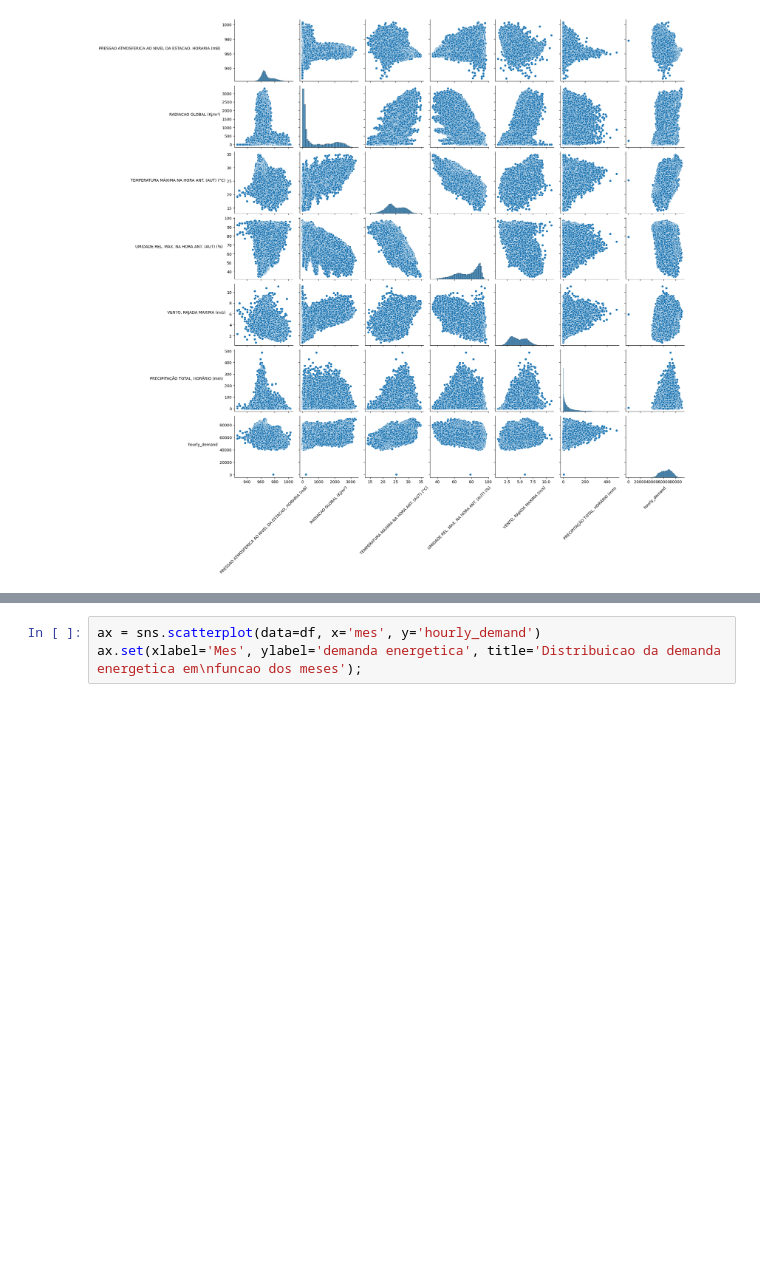
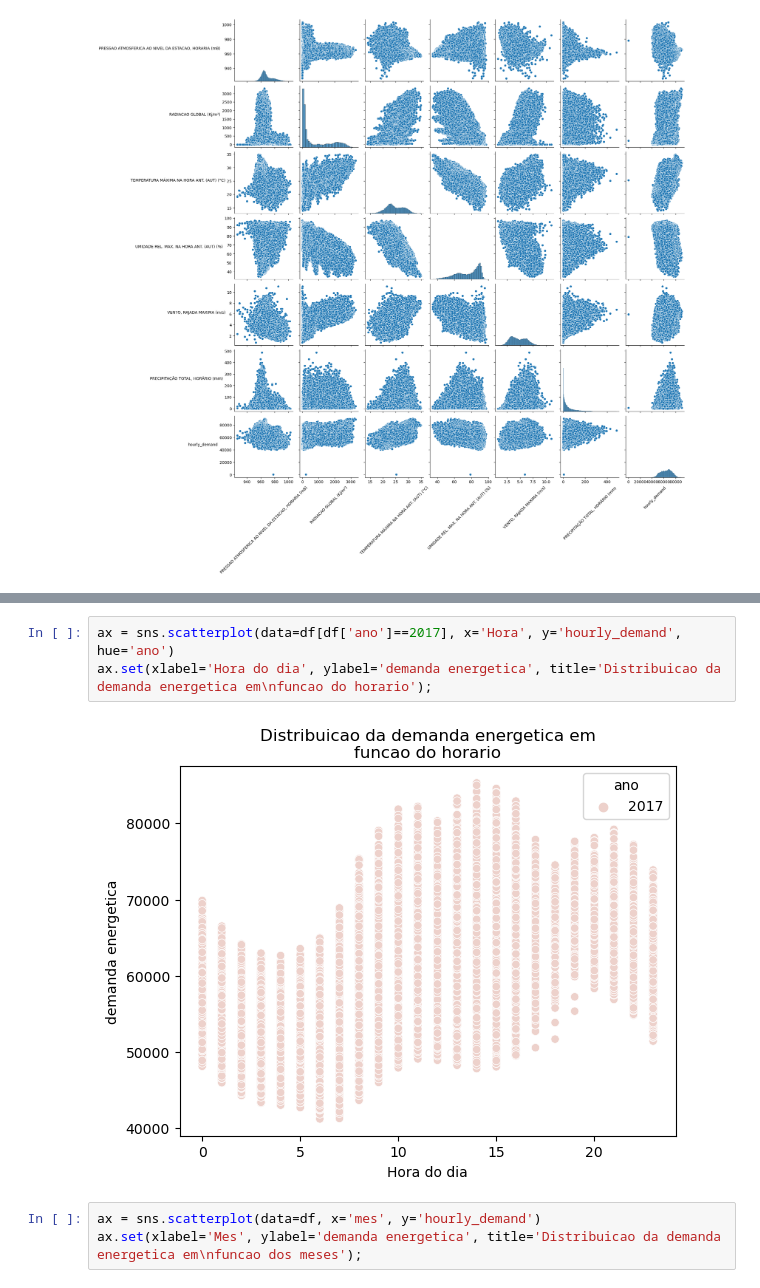
Before and after one commit to kauansacramento/energy-demand-forecast, a Jupyter notebook: energy_demand_forecast.ipynb, the cells around one changed output, grey strips where cells are left out. Cells and saved outputs as stored; diff of their text form; blank space fills up the shorter version.

```diff
--- a/energy_demand_forecast.ipynb
+++ b/energy_demand_forecast.ipynb
@@ -62,3 +64,8 @@ ax.set(xlabel='Hora do dia', ylabel='demanda energetica', title='Distribuicao da
+# %%
+ax = sns.scatterplot(data=df[df['ano']==2017], x='Hora', y='hourly_demand', hue='ano')
+ax.set(xlabel='Hora do dia', ylabel='demanda energetica', title='Distribuicao da demanda energetica em\nfuncao do horario');
+# %% [output]
+[figure, added]
 # %%
 ax = sns.scatterplot(data=df, x='mes', y='hourly_demand')
 ax.set(xlabel='Mes', ylabel='demanda energetica', title='Distribuicao da demanda energetica em\nfuncao dos meses');
```
Also changed, not shown: parts of 2 cells of this notebook.
